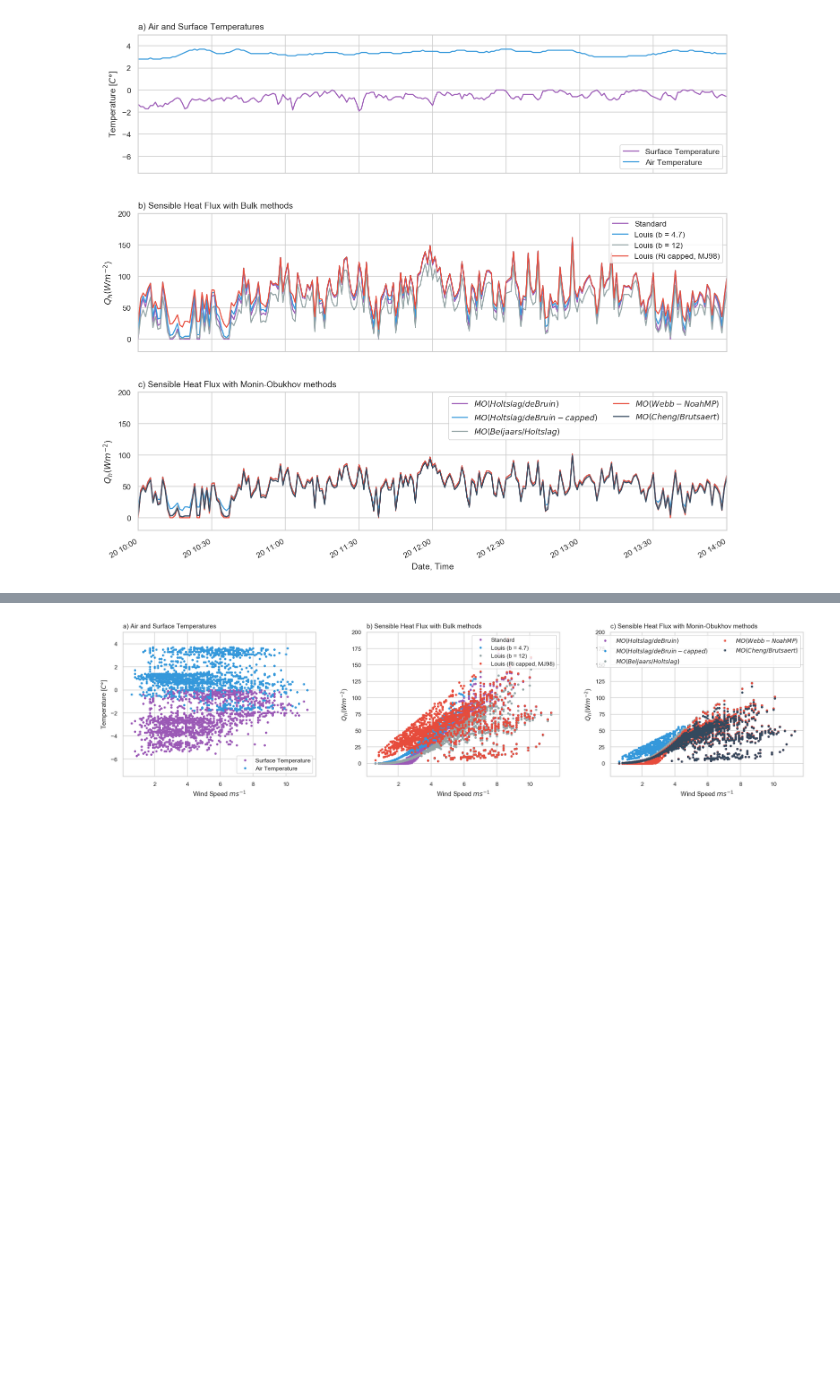
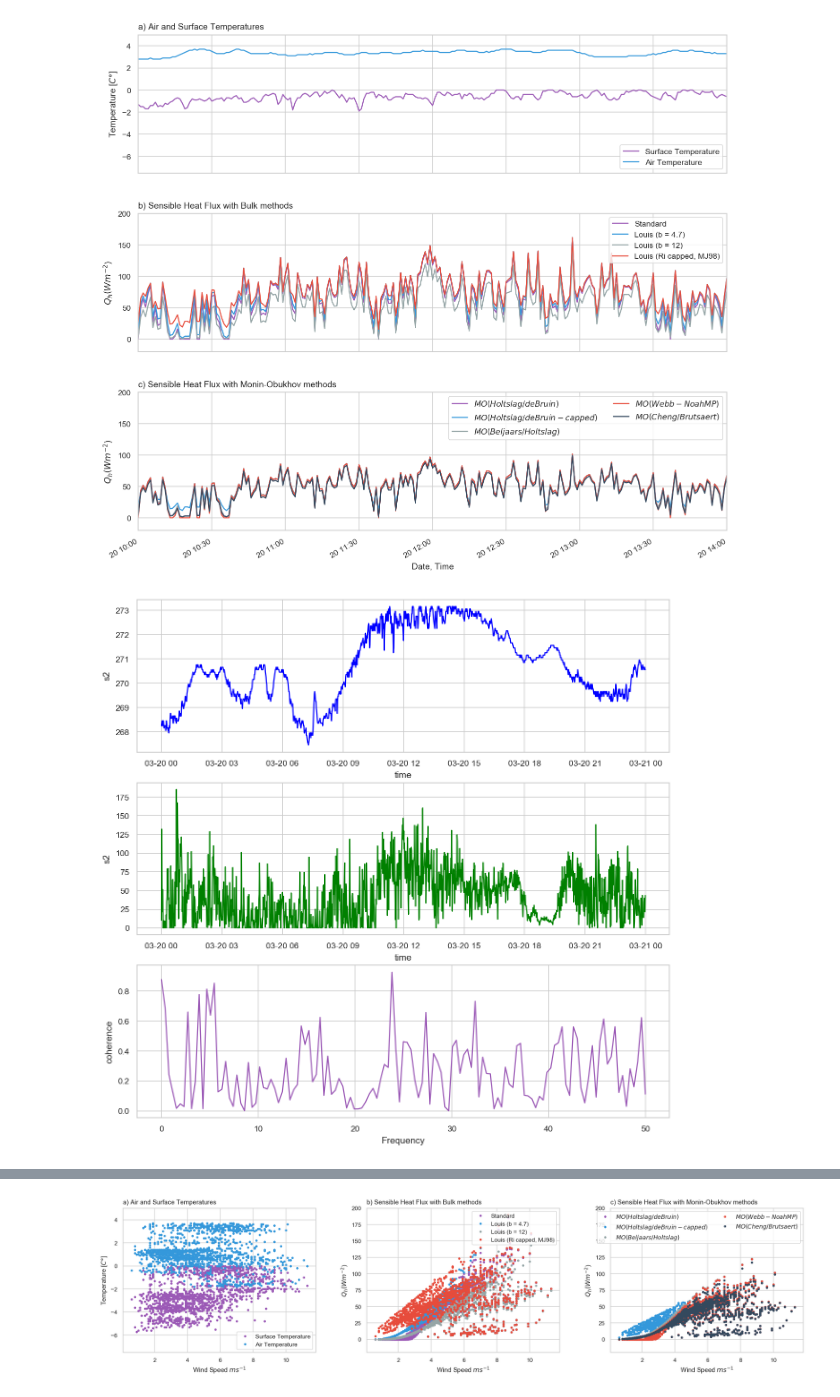
Before and after one commit to moorec52/atmos-boundary-layer, a Jupyter notebook: TF.turbpyDemonstration_sp.ipynb, the cells around one changed output, grey strips where cells are left out. Drawn from its saved outputs; the diff is of its cells as text; code cells hidden in the pictures; blank space fills up the shorter version.

Commit message:
Add spectral coherence and fft stuff

```diff
--- a/TF.turbpyDemonstration_sp.ipynb
+++ b/TF.turbpyDemonstration_sp.ipynb
@@ -410,3 +410,44 @@ axes[2].set_xlim(pd.Timestamp('2017-03-20 10'),pd.Timestamp('2017-03-20 14'))
 # %% [output]
 (736408.4166666666, 736408.5833333334)
 [figure]
+# %%
+"""
+Compute the coherence of two signals
+Coherence is the normalized cross spectral density
+--------------------------------------------------------
+https://matplotlib.org/3.2.1/api/_as_gen/matplotlib.pyplot.cohere.html
+https://matplotlib.org/examples/pylab_examples/cohere_demo.html
+https://stackoverflow.com/questions/21647120/how-to-use-the-cross-spectral-density-to-calculate-the-phase-shift-of-two-relate
+"""
+
+
+nfft = 256
+dt = .01
+t = np.arange(0, len(datetimes), dt)
+r = np.exp(-t/0.05)
+
+# our two signals
+s1 = sfcTemp # snow surface temperature, Ts
+s2 = sensible_heat['Standard'] # Sensible heat flux, Qh
+
+plt.figure(figsize=(10,10))
+plt.subplot(311)
+plt.plot(datetimes, s1, 'b-')
+#plt.xlim(0,5)
+plt.xlabel('time')
+plt.ylabel('s2')
+plt.grid(True)
+
+plt.subplot(312)
+plt.plot(datetimes, s2, 'g-')
+#plt.xlim(0,5)
+plt.xlabel('time')
+plt.ylabel('s2')
+plt.grid(True)
+
+plt.subplot(313)
+cxy, f = plt.cohere(s1, s2, nfft, 1./dt)
+plt.ylabel('coherence')
+plt.show()
+# %% [output]
+[figure, added]
```
Also changed, not shown: parts of 1 cell of this notebook.
